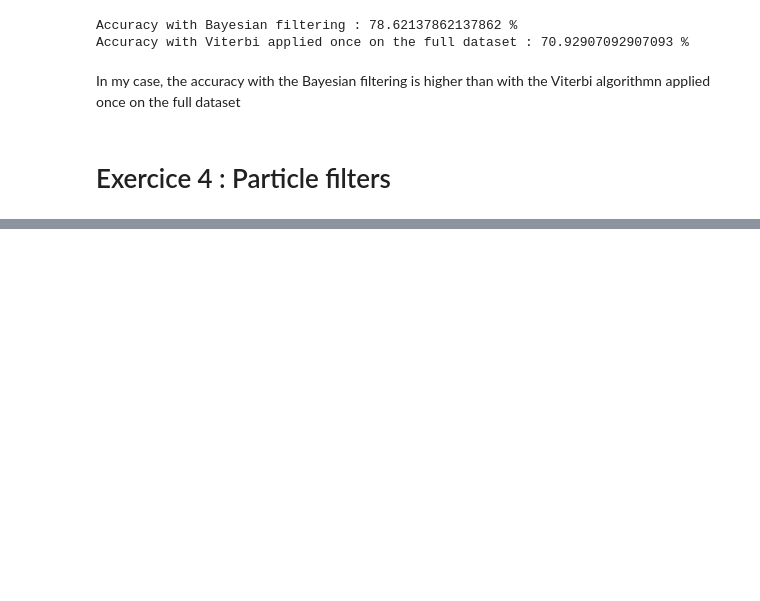
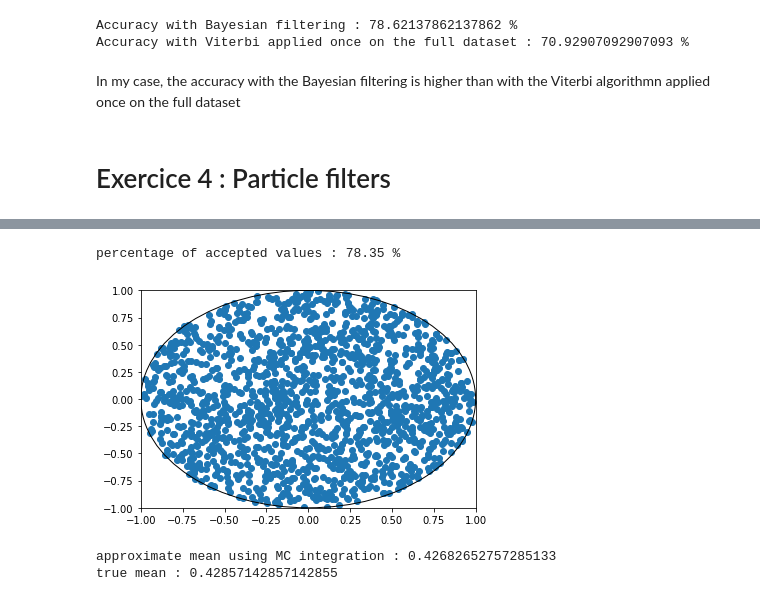
Before and after one commit to romainver/Computational-Statistics, a Jupyter notebook: Stat.ipynb, the cells around one changed output, grey strips where cells are left out. Saved outputs shown, nothing was run; the diff lists cells and outputs as text; code cells hidden in the pictures; blank space fills up the shorter version.

```diff
--- a/Stat.ipynb
+++ b/Stat.ipynb
@@ -299,0 +368,36 @@ Accuracy with Viterbi applied once on the full dataset : 70.92907092907093 %
+# %%
+#exercice 1 p 14
+X_samples = []
+Y_samples = []
+samples = []
+n_samples = 2000
+for i in range(n_samples):
+    x = np.random.uniform(low=-1)
+    y = np.random.uniform(low=-1)
+    pos = x**2 + y ** 2
+    if pos < 1:
+        X_samples.append(x)
+        Y_samples.append(y)
+fig, ax = plt.subplots()
+ax.set_xlim((-1, 1))
+ax.set_ylim((-1, 1))
+circle = plt.Circle((0,0), 1, fill=False)
+ax.scatter(X_samples,Y_samples)
+ax.add_artist(circle)
+
+print("percentage of accepted values : "+str((len(X_samples)/n_samples)*100)+" %")
+# %% [output]
+percentage of accepted values : 78.35 %
+[figure, added]
+# %%
+#exercice 1 p 17
+#generate samples of a beta distribution with alpha = 3 and beta = 4
+samples = np.random.beta(3,4,1000)
+#compute the mean of all the samples generated
+mean = sum(samples)/len(samples)
+print("approximate mean using MC integration : "+str(mean))
+#compute mean of beta distribution (alpha / alpha + beta)
+print("true mean : "+str(3/(3+4)))
+# %% [output]
+approximate mean using MC integration : 0.42682652757285133
+true mean : 0.42857142857142855
```
Also changed, not shown: parts of 5 cells of this notebook.
